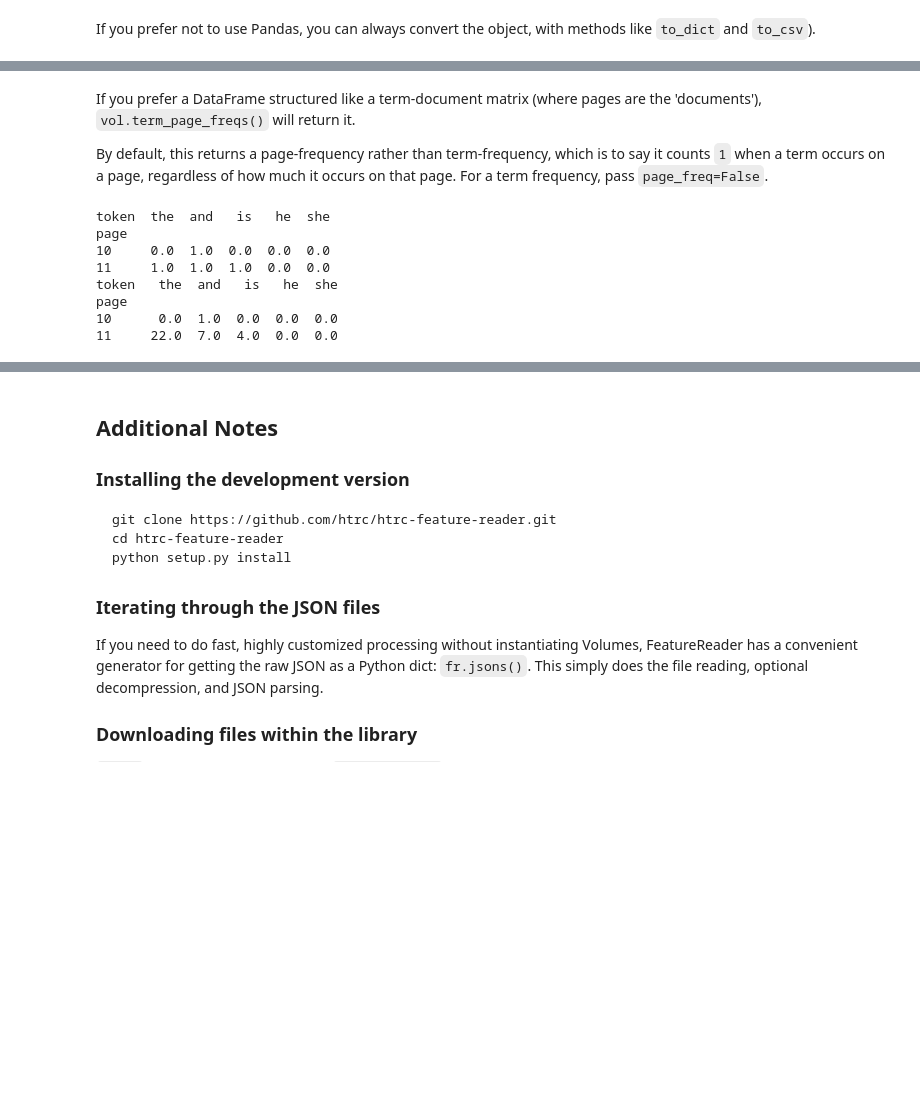
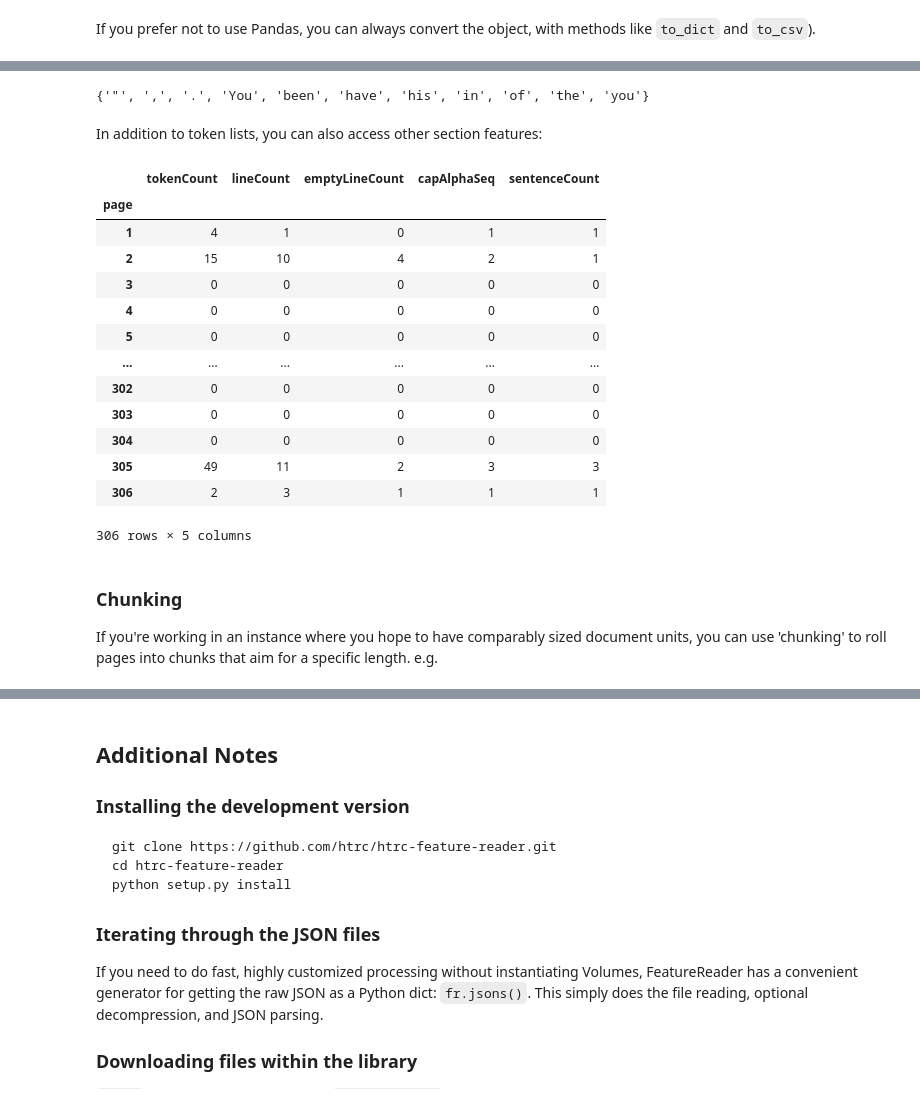
Before and after one commit to htrc/htrc-feature-reader, a Jupyter notebook: README.ipynb, the cells around one changed output, grey strips where cells are left out. Saved outputs shown, nothing was run; the diff lists cells and outputs as text; code cells hidden in the pictures; blank space fills up the shorter version.

```diff
--- a/README.ipynb
+++ b/README.ipynb
@@ -79,0 +50,4 @@ vol
+# %%
+from htrc_features import Volume
+vol = Volume('data/ef2-stubby/hvd/34926/hvd.32044093320364.json.bz2')
+vol
@@ -83,7 +57,6 @@ vol
 The FeatureReader can also download files at read time, by reference to a HathiTrust volume id. For example, if I want [both of volumes of Pride and Prejudice](https://catalog.hathitrust.org/Record/100323335), I can see that the URLs are babel.hathitrust.org/cgi/pt?id=__hvd.32044013656053__ and babel.hathitrust.org/cgi/pt?id=__hvd.32044013656061__. In the FeatureReader, these can be called with the `ids=[]` argument, as follows:
 # %%
-fr = FeatureReader(ids=["hvd.32044013656053", "hvd.32044013656061"])
-
-for vol in fr:
-    print(vol.title)
+for htid in ["hvd.32044013656053", "hvd.32044013656061"]:
+    vol = Volume(htid)
+    print(vol.title, vol.enumeration_chronology)
 # %% [output]
@@ -139,3 +119,0 @@ Remember that this calls the HTRC servers for each volume, so can add considerab
-# %%
-for vol in fr.volumes():
-    print(vol.metadata['260'].value())
@@ -301,18 +236,0 @@ vol.tokens()[:10]
-# %% [markdown]
-If you prefer a DataFrame structured like a term-document matrix (where pages are the 'documents'), `vol.term_page_freqs()` will return it.
-
-By default, this returns a page-frequency rather than term-frequency, which is to say it counts `1` when a term occurs on a page, regardless of how much it occurs on that page. For a term frequency, pass `page_freq=False`.
-# %%
-a = vol.term_page_freqs()
-print(a.loc[10:11,['the','and','is','he', 'she']])
-a = vol.term_page_freqs(page_freq=False)
-print(a.loc[10:11,['the','and','is', 'he', 'she']])
-# %% [output]
-token  the  and   is   he  she
-page
-10     0.0  1.0  0.0  0.0  0.0
-11     1.0  1.0  1.0  0.0  0.0
-token   the  and   is   he  she
-page
-10      0.0  1.0  0.0  0.0  0.0
-11     22.0  7.0  4.0  0.0  0.0
@@ -320,0 +237,27 @@ data/da
+# %%
+vol.tokens(page_select=21, min_count=5)
+# %% [output]
+{'"', ',', '.', 'You', 'been', 'have', 'his', 'in', 'of', 'the', 'you'}
+# %% [markdown]
+In addition to token lists, you can also access other section features:
+# %%
+vol.section_features()
+# %% [output]
+|  | tokenCount | lineCount | emptyLineCount | capAlphaSeq | sentenceCount |
+| page |  |  |  |  |  |
+| 1 | 4 | 1 | 0 | 1 | 1 |
+| 2 | 15 | 10 | 4 | 2 | 1 |
+| 3 | 0 | 0 | 0 | 0 | 0 |
+| 4 | 0 | 0 | 0 | 0 | 0 |
+| 5 | 0 | 0 | 0 | 0 | 0 |
+| ... | ... | ... | ... | ... | ... |
+| 302 | 0 | 0 | 0 | 0 | 0 |
+| 303 | 0 | 0 | 0 | 0 | 0 |
+| 304 | 0 | 0 | 0 | 0 | 0 |
+| 305 | 49 | 11 | 2 | 3 | 3 |
+| 306 | 2 | 3 | 1 | 1 | 1 |
+306 rows × 5 columns
+# %% [markdown]
+### Chunking
+
+If you're working in an instance where you hope to have comparably sized document units, you can use 'chunking' to roll pages into chunks that aim for a specific length. e.g.
```
Also changed, not shown: parts of 58 cells of this notebook, 1 other file.
